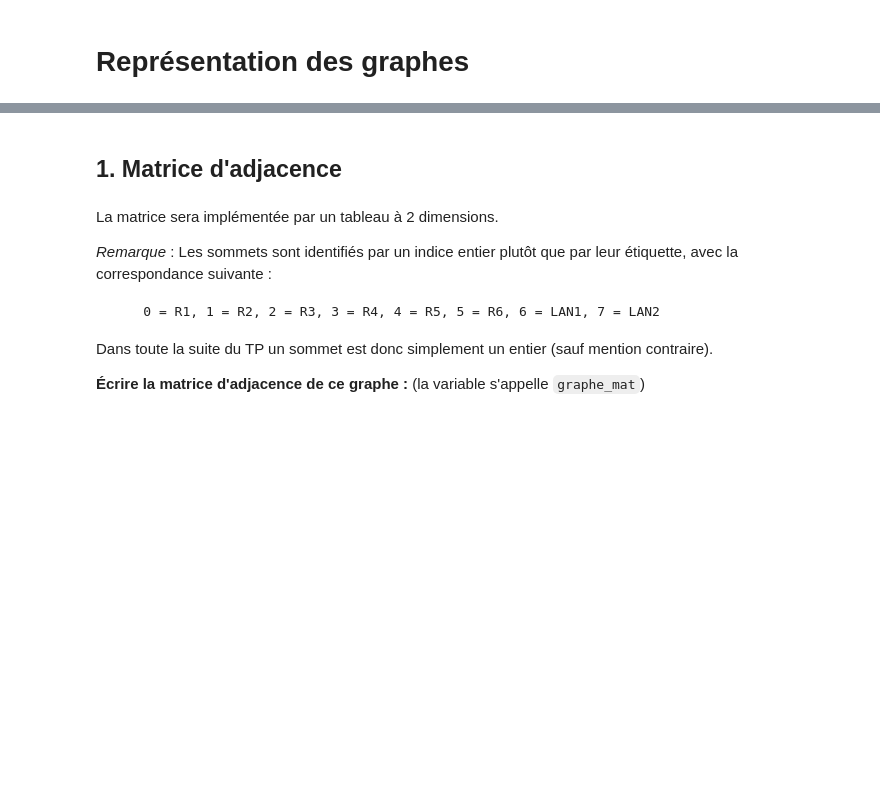
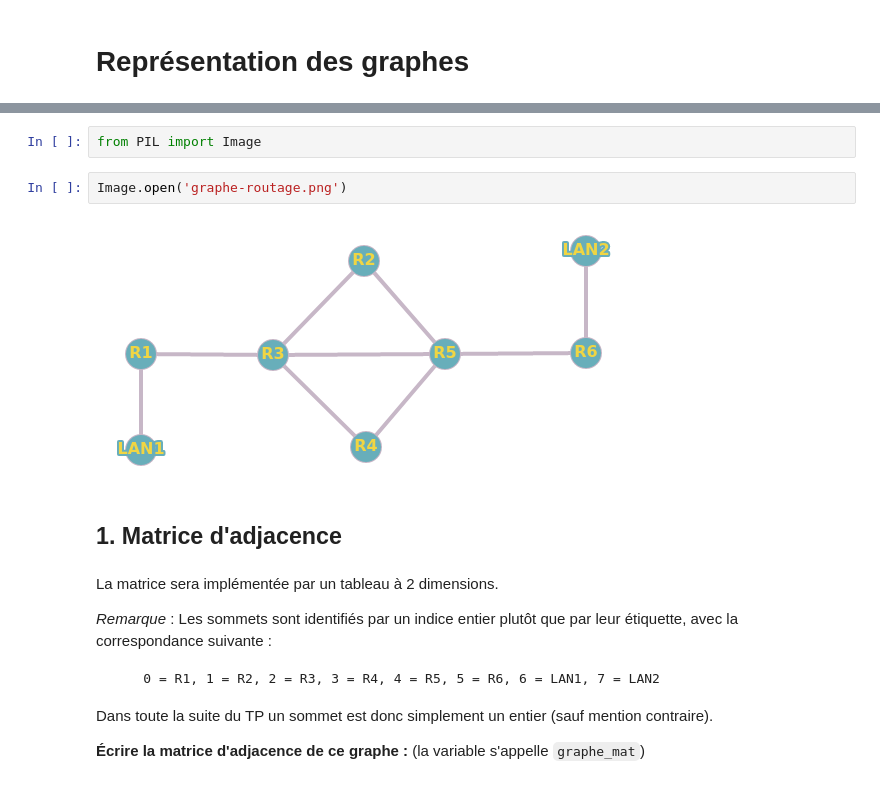
Before and after one commit to profjahier/profjahier.github.io, a Jupyter notebook: notebooks/P1-5-graphe.ipynb, the cells around one changed output, grey strips where cells are left out. Cells and saved outputs as stored; diff of their text form; blank space fills up the shorter version.

Commit message:
maj img TP graphe P1-5

```diff
--- a/notebooks/P1-5-graphe.ipynb
+++ b/notebooks/P1-5-graphe.ipynb
@@ -7,3 +5,9 @@ On représente le réseau d'ordinateurs suivant (voir cours P3.III-Routage) :
+# %%
+from PIL import Image
+# %%
+Image.open('graphe-routage.png')
+# %% [output]
+[figure, added]
 # %% [markdown]
 <h2 class="alert alert-info">1. Matrice d'adjacence</h2>
 # %% [markdown]
```
Also changed, not shown: parts of 5 cells of this notebook.
